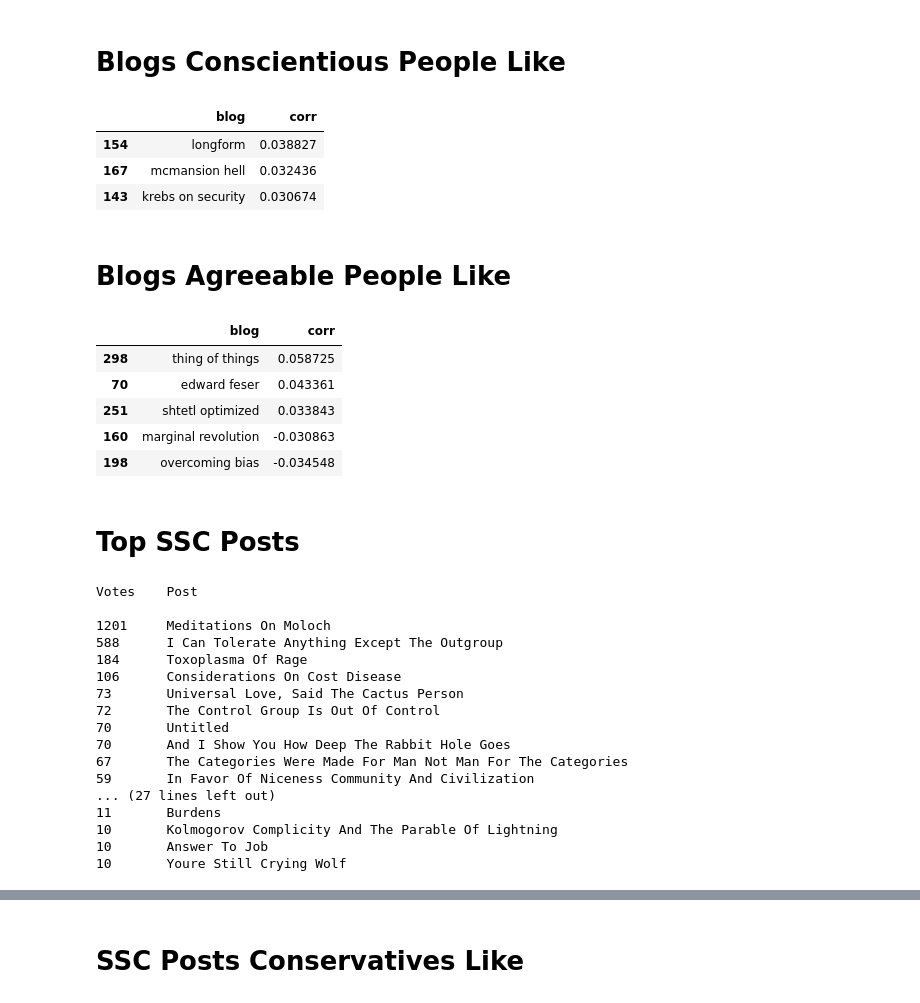
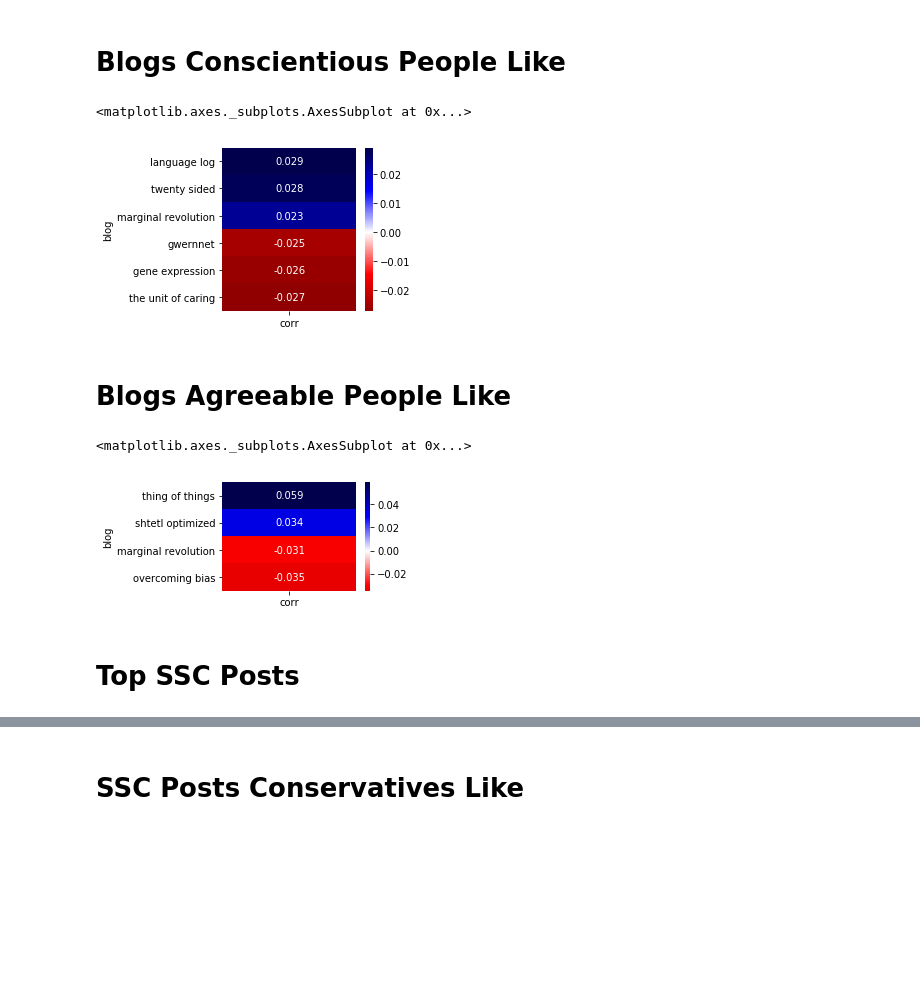
Before and after one commit to vincefav/SSC-Reader-Survey-2018, a Jupyter notebook: SSC Reading List.ipynb, the cells around one changed output, grey strips where cells are left out. Cells and saved outputs as stored; diff of their text form; code cells hidden in the pictures; blank space fills up the shorter version.

```diff
--- a/SSC Reading List.ipynb
+++ b/SSC Reading List.ipynb
@@ -156,20 +149,21 @@ blogs[blogs.pvalue < .05].sort_values('corr', ascending=False).head(20)[['blog',
 # %%
 data['BigFiveC'] = pd.to_numeric(data['BigFiveC'], errors='coerce')
 
 blogs = []
 
 for i in blog_dummies.columns:
     corr = pearsonr(data['BigFiveC'].fillna(data['BigFiveC'].median()), blog_dummies[i])
     blogs.append([i, corr[0], corr[1]])
 
 blogs = pd.DataFrame(blogs, columns=['blog', 'corr', 'pvalue'])
 
-blogs[blogs.pvalue < .01].sort_values('corr', ascending=False).head(20)[['blog', 'corr']]
+consc = blogs[blogs.pvalue < .05].sort_values('corr', ascending=False).head(20)[['blog', 'corr']]
+consc = consc.set_index('blog')
+
+corrmap(consc, reverse=True)
 # %% [output]
-|  | blog | corr |
-| 154 | longform | 0.038827 |
-| 167 | mcmansion hell | 0.032436 |
-| 143 | krebs on security | 0.030674 |
+<matplotlib.axes._subplots.AxesSubplot at 0x...>
+[figure, added]
 # %% [markdown]
 # Blogs Agreeable People Like
 # %%
@@ -183,14 +177,13 @@ for i in blog_dummies.columns:
 
 blogs = pd.DataFrame(blogs, columns=['blog', 'corr', 'pvalue'])
 
-blogs[blogs.pvalue < .01].sort_values('corr', ascending=False).head(20)[['blog', 'corr']]
+agree = blogs[blogs.pvalue < .01].sort_values('corr', ascending=False).head(20)[['blog', 'corr']]
+agree = agree.set_index('blog')
+
+corrmap(agree, reverse=True)
 # %% [output]
-|  | blog | corr |
-| 298 | thing of things | 0.058725 |
-| 70 | edward feser | 0.043361 |
-| 251 | shtetl optimized | 0.033843 |
-| 160 | marginal revolution | -0.030863 |
-| 198 | overcoming bias | -0.034548 |
+<matplotlib.axes._subplots.AxesSubplot at 0x...>
+[figure, added]
 # %% [markdown]
 # Top SSC Posts
 # %%
@@ -214,29 +207,11 @@ del post_dummies['none']
 
 post_dummies = post_dummies[[i for i in post_dummies.columns if post_dummies[i].sum() >= 2]]
 
-print('Votes', '\t', 'Post', '\n')
+# print('Votes', '\t', 'Post', '\n')
 
-for title, votes in zip(data['Favoritepost'].value_counts().index[1:],
-                        data['Favoritepost'].value_counts()[1:]):
+# for title, votes in zip(data['Favoritepost'].value_counts().index[1:],
+#                         data['Favoritepost'].value_counts()[1:]):
 
-    if votes < 10:
-        break
-    print(votes, '\t', title.title())
+#     if votes < 10:
+#         break
+#     print(votes, '\t', title.title())
-# %% [output]
-Votes    Post
-
-1201     Meditations On Moloch
-588      I Can Tolerate Anything Except The Outgroup
-184      Toxoplasma Of Rage
-106      Considerations On Cost Disease
-73       Universal Love, Said The Cactus Person
-72       The Control Group Is Out Of Control
-70       Untitled
-70       And I Show You How Deep The Rabbit Hole Goes
-67       The Categories Were Made For Man Not Man For The Categories
-59       In Favor Of Niceness Community And Civilization
-... (27 lines left out)
-11       Burdens
-10       Kolmogorov Complicity And The Parable Of Lightning
-10       Answer To Job
-10       Youre Still Crying Wolf
```
Also changed, not shown: parts of 20 cells of this notebook.
